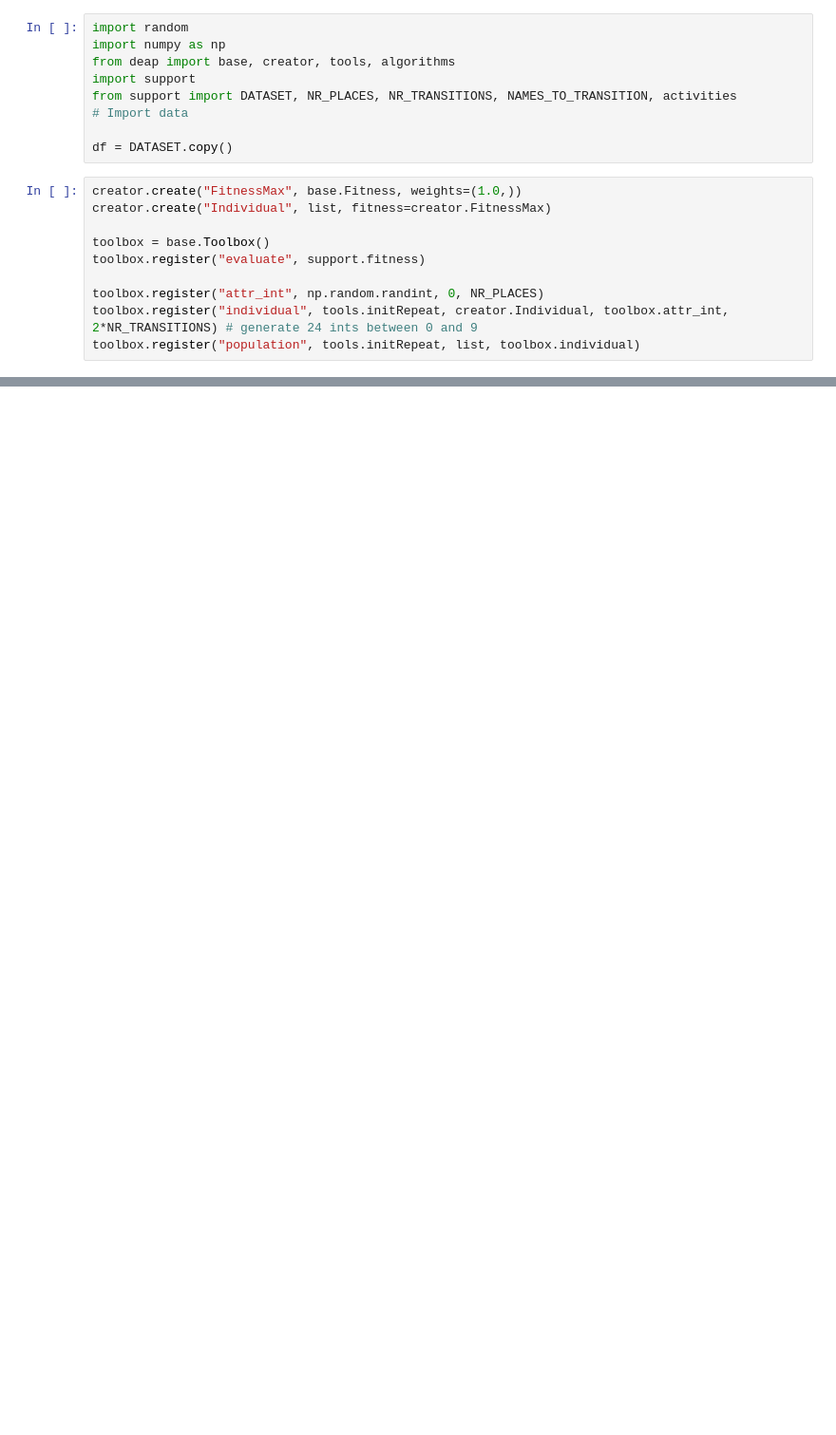
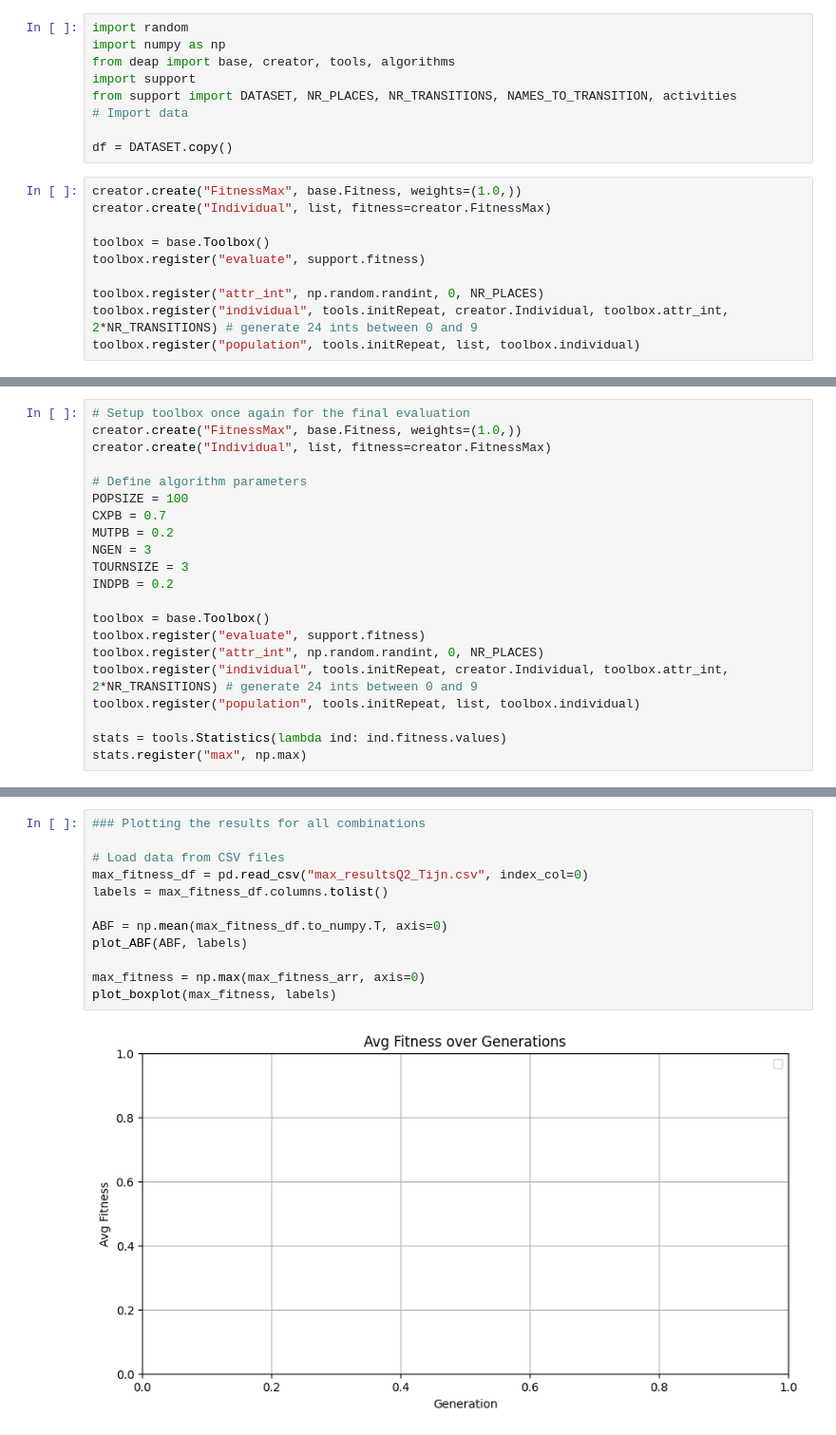
Before and after one commit to QuintenTijn/Decision_with_AI, a Jupyter notebook: Code_Tijn.ipynb, the cells around one changed output, grey strips where cells are left out. Shown: that part at 95% size. Drawn from its saved outputs; the diff is of its cells as text; blank space fills up the shorter version.

```diff
--- a/Code_Tijn.ipynb
+++ b/Code_Tijn.ipynb
@@ -98,0 +90,21 @@ plt.show()
+# %%
+# Setup toolbox once again for the final evaluation
+creator.create("FitnessMax", base.Fitness, weights=(1.0,))
+creator.create("Individual", list, fitness=creator.FitnessMax)
+
+# Define algorithm parameters
+POPSIZE = 100
+CXPB = 0.7
+MUTPB = 0.2
+NGEN = 3
+TOURNSIZE = 3
+INDPB = 0.2
+
+toolbox = base.Toolbox()
+toolbox.register("evaluate", support.fitness)
+toolbox.register("attr_int", np.random.randint, 0, NR_PLACES)
+toolbox.register("individual", tools.initRepeat, creator.Individual, toolbox.attr_int, 2*NR_TRANSITIONS) # generate 24 ints between 0 and 9
+toolbox.register("population", tools.initRepeat, list, toolbox.individual)
+
+stats = tools.Statistics(lambda ind: ind.fitness.values)
+stats.register("max", np.max)
@@ -128,0 +270,14 @@ for combination in combinations:
+# %%
+### Plotting the results for all combinations
+
+# Load data from CSV files
+max_fitness_df = pd.read_csv("max_resultsQ2_Tijn.csv", index_col=0)
+labels = max_fitness_df.columns.tolist()
+
+ABF = np.mean(max_fitness_df.to_numpy.T, axis=0)
+plot_ABF(ABF, labels)
+
+max_fitness = np.max(max_fitness_arr, axis=0)
+plot_boxplot(max_fitness, labels)
+# %% [output]
+[figure, added]
```
Also changed, not shown: parts of 7 cells of this notebook.
